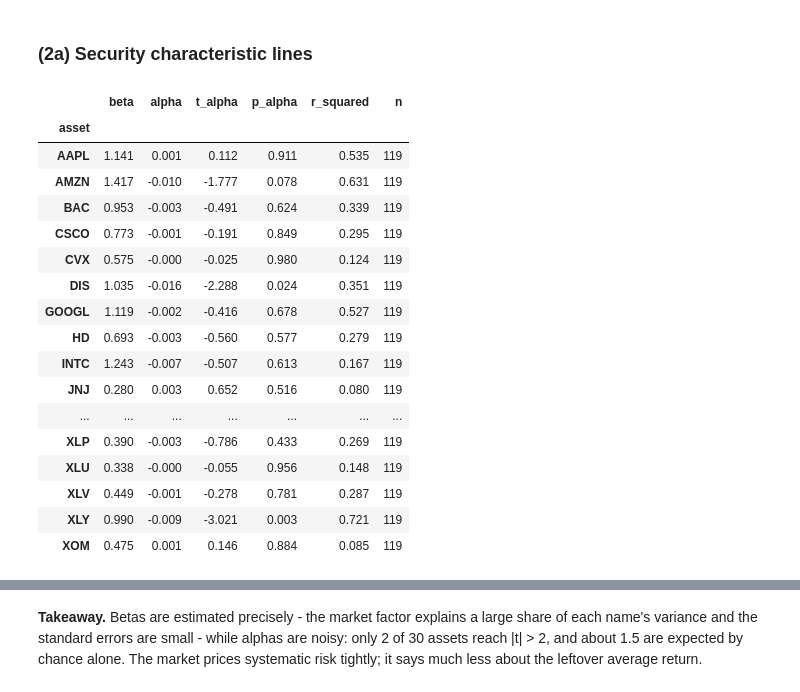
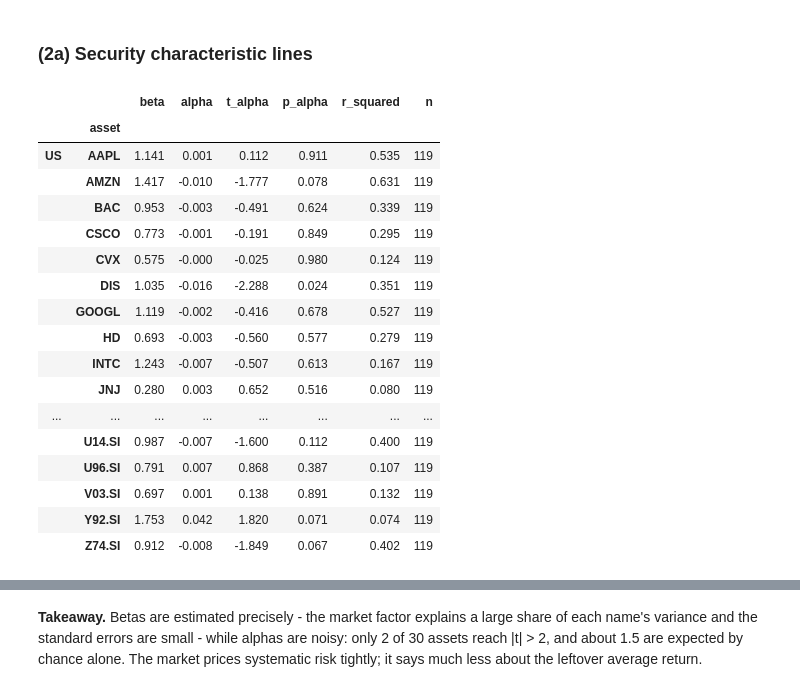
Before and after one commit to Prolead1/goldman, a Jupyter notebook: notebooks/report.ipynb, the cells around one changed output, grey strips where cells are left out. Saved outputs shown, nothing was run; the diff lists cells and outputs as text; code cells hidden in the pictures.

```diff
--- a/notebooks/report.ipynb
+++ b/notebooks/report.ipynb
@@ -247,6 +251,8 @@ measure precisely.
 # %% [markdown]
 ### (1c) How stable are the weights?
 # %%
-print(f"first and second half weight correlation: {PORTFOLIO[PRIMARY].weight_correlation:.2f}")
-PORTFOLIO[PRIMARY].drift
+for u in UNIVERSES:
+    print(f"{u.upper()} first and second half weight correlation: "
+          f"{PORTFOLIO[u].weight_correlation:.2f}")
+pd.concat({u.upper(): PORTFOLIO[u].drift for u in UNIVERSES})
 # %% [output]
@@ -310,13 +317,17 @@ both the covariance and the means.
 # %%
 from goldman.analysis.robustness import LABELS, run_robustness_analysis
 
-FIXES = run_robustness_analysis(
-    RETURNS[PRIMARY],
-    rf=risk_free_series(PRIMARY, RETURNS[PRIMARY].index),
-    output_dir=OUTPUT_DIR / PRIMARY,
-    label=PRIMARY,
-)
-FIXES.diagnostics.rename(index=LABELS)[
-    ["max weight", "min weight", "shorts", "gross leverage", "out of sample Sharpe"]
-]
+FIXES = {
+    u: run_robustness_analysis(
+        RETURNS[u],
+        rf=risk_free_series(u, RETURNS[u].index),
+        output_dir=OUTPUT_DIR / u,
+        label=u,
+    )
+    for u in UNIVERSES
+}
+pd.concat(
+    {u: FIXES[u].diagnostics.rename(index=LABELS) for u in UNIVERSES},
+    names=["universe", "variant"],
+)[["max weight", "min weight", "shorts", "gross leverage", "out of sample Sharpe"]].round(3)
 # %% [output]
@@ -351,24 +371,29 @@ chance, so the joint test carries the weight.
 ### (2a) Security characteristic lines
 # %%
 CAPM = {u: run_capm_analysis(RETURNS[u], universe=u, output_dir=OUTPUT_DIR) for u in UNIVERSES}
-CAPM[PRIMARY].table[["beta", "alpha", "t_alpha", "p_alpha", "r_squared", "n"]].round(3)
+pd.concat(
+    {
+        u.upper(): CAPM[u].table[["beta", "alpha", "t_alpha", "p_alpha", "r_squared", "n"]]
+        for u in UNIVERSES
+    }
+).round(3)
 # %% [output]
-|  | beta | alpha | t_alpha | p_alpha | r_squared | n |
-| asset |  |  |  |  |  |  |
-| AAPL | 1.141 | 0.001 | 0.112 | 0.911 | 0.535 | 119 |
-| AMZN | 1.417 | -0.010 | -1.777 | 0.078 | 0.631 | 119 |
-| BAC | 0.953 | -0.003 | -0.491 | 0.624 | 0.339 | 119 |
-| CSCO | 0.773 | -0.001 | -0.191 | 0.849 | 0.295 | 119 |
-| CVX | 0.575 | -0.000 | -0.025 | 0.980 | 0.124 | 119 |
-| DIS | 1.035 | -0.016 | -2.288 | 0.024 | 0.351 | 119 |
-| GOOGL | 1.119 | -0.002 | -0.416 | 0.678 | 0.527 | 119 |
-| HD | 0.693 | -0.003 | -0.560 | 0.577 | 0.279 | 119 |
-| INTC | 1.243 | -0.007 | -0.507 | 0.613 | 0.167 | 119 |
-| JNJ | 0.280 | 0.003 | 0.652 | 0.516 | 0.080 | 119 |
-| ... | ... | ... | ... | ... | ... | ... |
-| XLP | 0.390 | -0.003 | -0.786 | 0.433 | 0.269 | 119 |
-| XLU | 0.338 | -0.000 | -0.055 | 0.956 | 0.148 | 119 |
-| XLV | 0.449 | -0.001 | -0.278 | 0.781 | 0.287 | 119 |
-| XLY | 0.990 | -0.009 | -3.021 | 0.003 | 0.721 | 119 |
-| XOM | 0.475 | 0.001 | 0.146 | 0.884 | 0.085 | 119 |
+|  |  | beta | alpha | t_alpha | p_alpha | r_squared | n |
+|  | asset |  |  |  |  |  |  |
+| US | AAPL | 1.141 | 0.001 | 0.112 | 0.911 | 0.535 | 119 |
+|  | AMZN | 1.417 | -0.010 | -1.777 | 0.078 | 0.631 | 119 |
+|  | BAC | 0.953 | -0.003 | -0.491 | 0.624 | 0.339 | 119 |
+|  | CSCO | 0.773 | -0.001 | -0.191 | 0.849 | 0.295 | 119 |
+|  | CVX | 0.575 | -0.000 | -0.025 | 0.980 | 0.124 | 119 |
+|  | DIS | 1.035 | -0.016 | -2.288 | 0.024 | 0.351 | 119 |
+|  | GOOGL | 1.119 | -0.002 | -0.416 | 0.678 | 0.527 | 119 |
+|  | HD | 0.693 | -0.003 | -0.560 | 0.577 | 0.279 | 119 |
+|  | INTC | 1.243 | -0.007 | -0.507 | 0.613 | 0.167 | 119 |
+|  | JNJ | 0.280 | 0.003 | 0.652 | 0.516 | 0.080 | 119 |
+| ... | ... | ... | ... | ... | ... | ... | ... |
+|  | U14.SI | 0.987 | -0.007 | -1.600 | 0.112 | 0.400 | 119 |
+|  | U96.SI | 0.791 | 0.007 | 0.868 | 0.387 | 0.107 | 119 |
+|  | V03.SI | 0.697 | 0.001 | 0.138 | 0.891 | 0.132 | 119 |
+|  | Y92.SI | 1.753 | 0.042 | 1.820 | 0.071 | 0.074 | 119 |
+|  | Z74.SI | 0.912 | -0.008 | -1.849 | 0.067 | 0.402 | 119 |
 # %%
```
Also changed, not shown: parts of 20 cells of this notebook, 3 other files.
